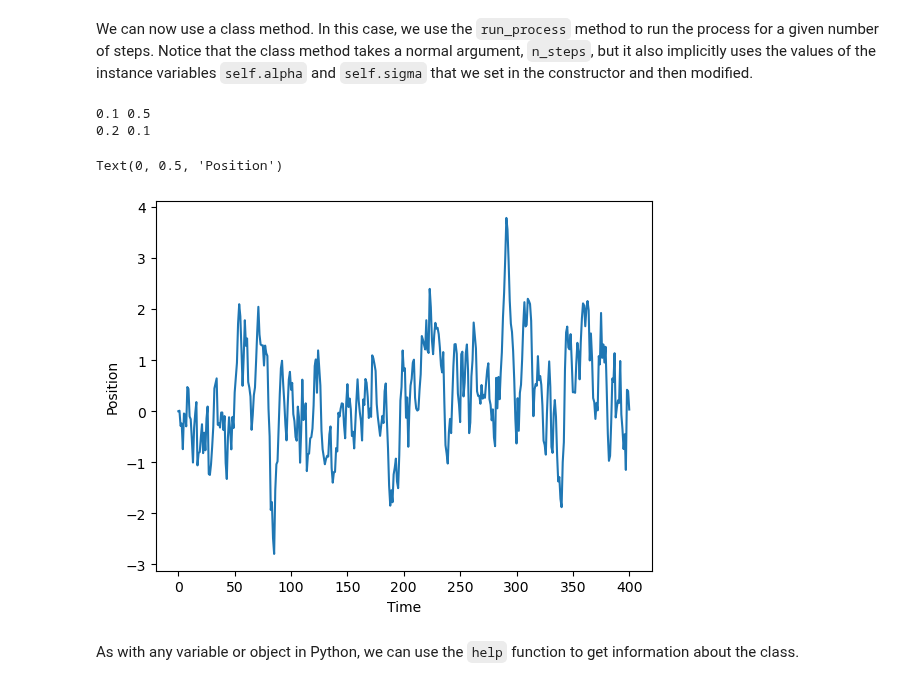
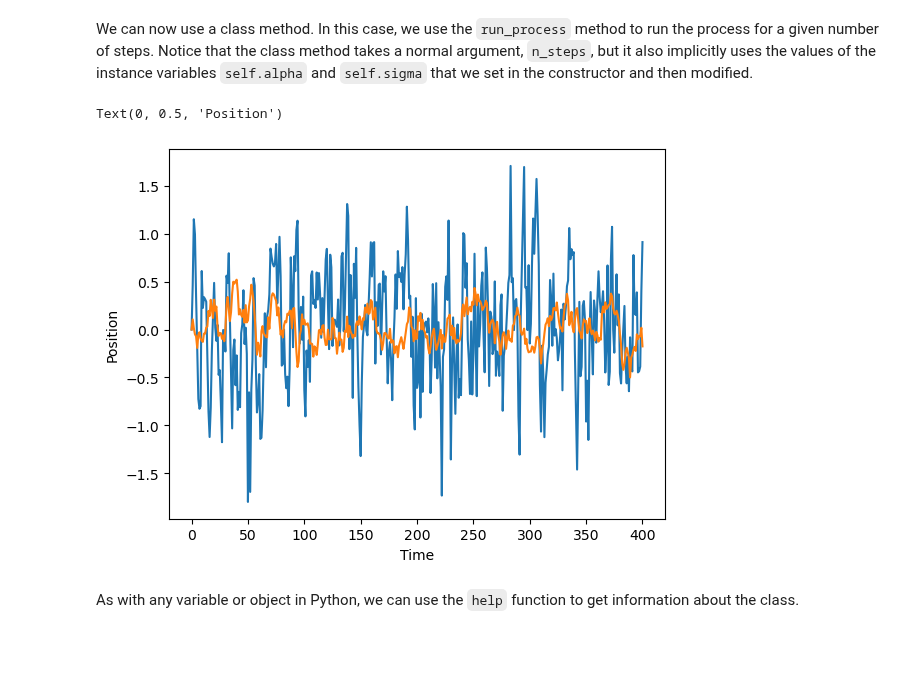
Before and after one commit to williamgilpin/cphy, a Jupyter notebook: talks/first_passage_and_inheritance.ipynb, the cells around one changed output. Drawn from its saved outputs; the diff is of its cells as text; code cells hidden in the pictures; blank space fills up the shorter version.

```diff
--- a/talks/first_passage_and_inheritance.ipynb
+++ b/talks/first_passage_and_inheritance.ipynb
@@ -593,33 +595,19 @@ process2.sigma after change: 0.12
 We can now use a class method. In this case, we use the `run_process` method to run the process for a given number of steps. Notice that the class method takes a normal argument, `n_steps`, but it also implicitly uses the values of the instance variables `self.alpha` and `self.sigma` that we set in the constructor and then modified.
 # %%
 
-
-
-
 traj = process1.run_process(400)
-# # traj = process1(400) # use the special "call" method
-
 plt.figure()
 plt.plot(traj)
 plt.xlabel("Time")
 plt.ylabel("Position")
 
-
-# process2 = OrnsteinUhlenbeckProcess(0.001, 0.1)
-# traj = process2.run_process(400)
-# # traj = process2(400) # use the special "call" method
-# plt.xlabel("Time")
-# plt.ylabel("Position")
-
-# plt.figure()
-# plt.plot(traj)
-# plt.xlabel("Time")
-# plt.ylabel("Position")
+traj2 = process2.run_process(400)
+plt.plot(traj2)
+plt.xlabel("Time")
+plt.ylabel("Position")
 # %% [output]
-0.1 0.5
-0.2 0.1
+Text(0, 0.5, 'Position')
-Text(0, 0.5, 'Position')
-[figure, old version]
+[figure, new version]
 # %% [markdown]
 As with any variable or object in Python, we can use the `help` function to get information about the class.
 # %%
```
Also changed, not shown: parts of 10 cells of this notebook, 1 other file.
